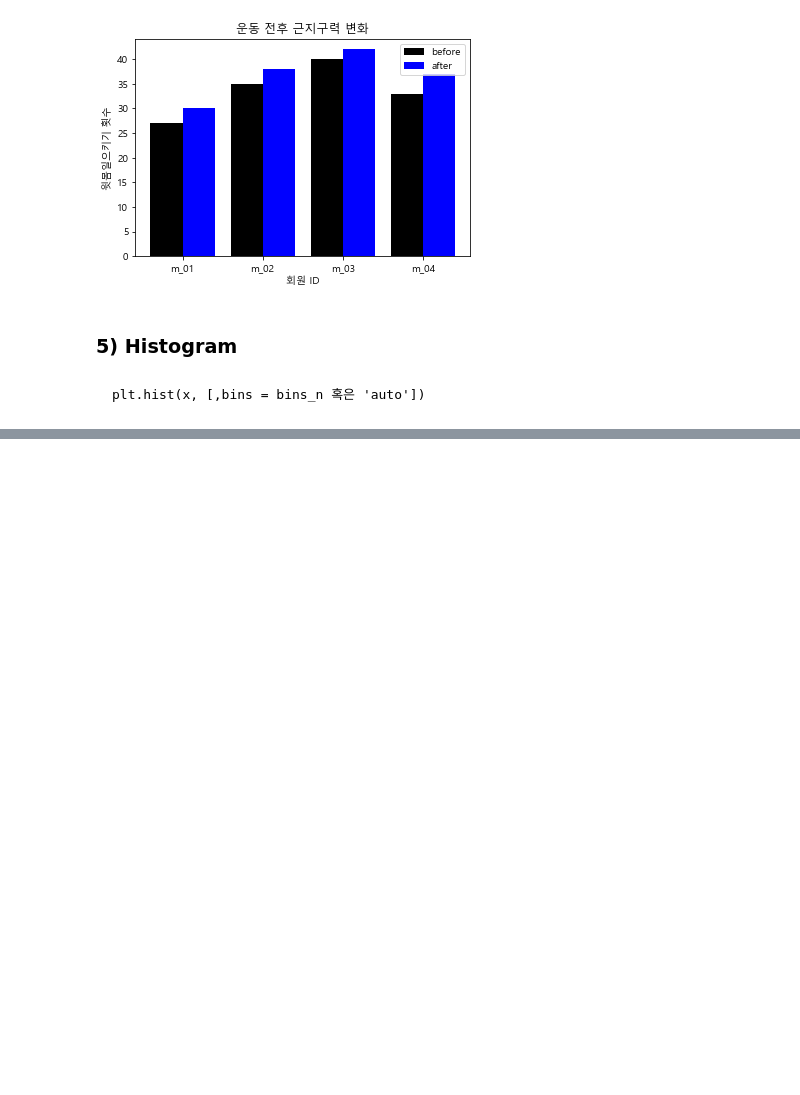
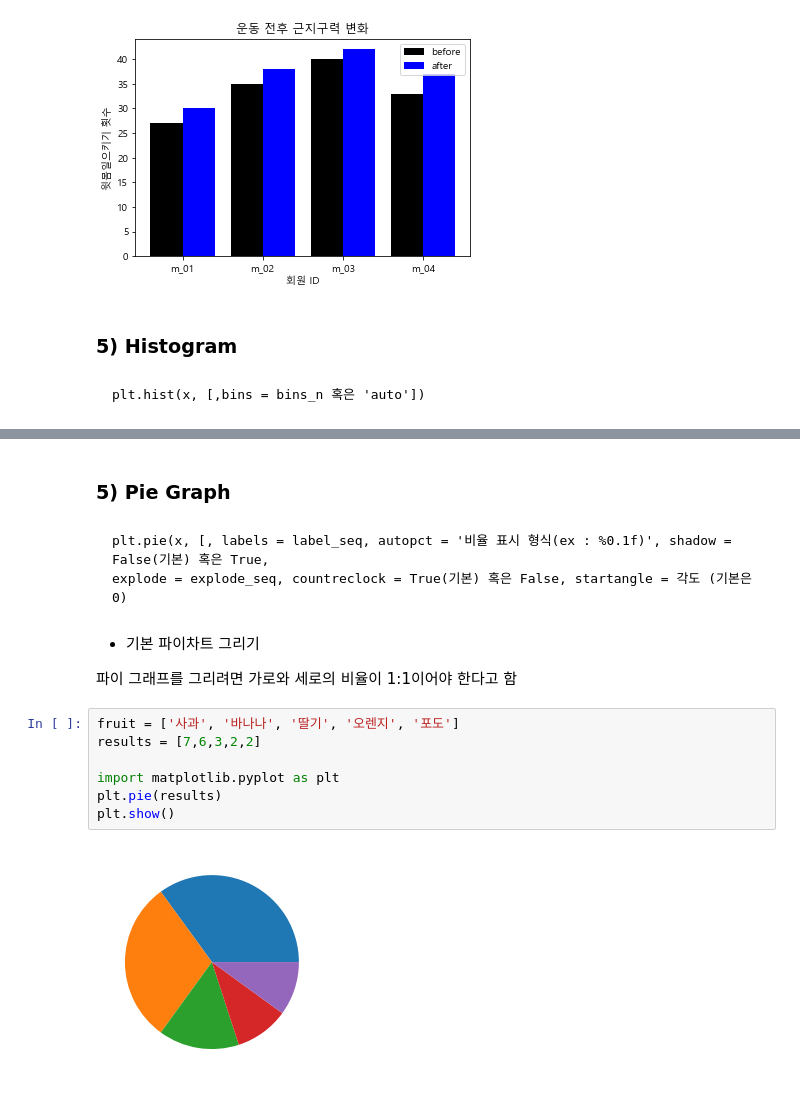
Before and after one commit to jeehoshin/python_newbie, a Jupyter notebook: chapter12_visualization.ipynb, the cells around one changed output, grey strips where cells are left out. Drawn from its saved outputs; the diff is of its cells as text; blank space fills up the shorter version.

````diff
--- a/chapter12_visualization.ipynb
+++ b/chapter12_visualization.ipynb
@@ -516,0 +513,20 @@ qnorm.quantile_normalize(data1)
+# %% [markdown]
+### 5) Pie Graph
+# %% [markdown]
+```
+plt.pie(x, [, labels = label_seq, autopct = '비율 표시 형식(ex : %0.1f)', shadow = False(기본) 혹은 True,
+explode = explode_seq, countreclock = True(기본) 혹은 False, startangle = 각도 (기본은 0)
+```
+# %% [markdown]
+- 기본 파이차트 그리기
+
+파이 그래프를 그리려면 가로와 세로의 비율이 1:1이어야 한다고 함
+# %%
+fruit = ['사과', '바나나', '딸기', '오렌지', '포도']
+results = [7,6,3,2,2]
+
+import matplotlib.pyplot as plt
+plt.pie(results)
+plt.show()
+# %% [output]
+[figure, added]
````
Also changed, not shown: parts of 32 cells of this notebook.
